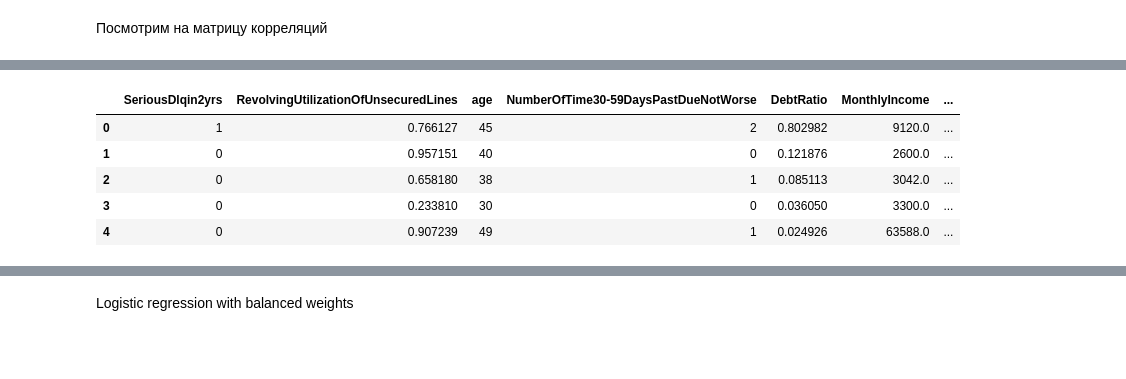
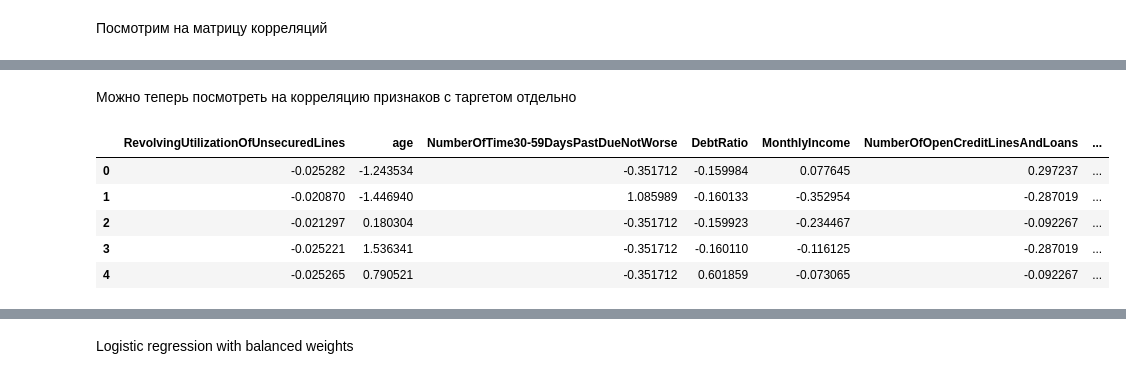
Before and after one commit to Astemir90/Raiff_Group5_CreditScoring, a Jupyter notebook: Project.ipynb, the cells around one changed output, grey strips where cells are left out. Saved outputs shown, nothing was run; the diff lists cells and outputs as text; code cells hidden in the pictures; blank space fills up the shorter version.

```diff
--- a/Project.ipynb
+++ b/Project.ipynb
@@ -212,9 +301,30 @@ df.drop(columns=['NumberOfTimes90DaysLate',
+# %% [markdown]
+Можно теперь посмотреть на корреляцию признаков с таргетом отдельно
+# %%
+X = df_altered.drop('SeriousDlqin2yrs', axis=1)
+y = df_altered['SeriousDlqin2yrs']
+
+features = X.columns
+# %%
+TEST_SIZE = 0.25
+# %%
+from sklearn.model_selection import train_test_split
+
+X_train, X_test, y_train, y_test = train_test_split(X, y, test_size=TEST_SIZE, random_state=RANDOM_STATE)
+# %%
+from sklearn.preprocessing import StandardScaler
+
+ss = StandardScaler()
+ss.fit(X_train)
+
+X_train = pd.DataFrame(ss.transform(X_train), columns=features)
+X_test = pd.DataFrame(ss.transform(X_test), columns=features)
 # %%
-df.head()
+X_train.head()
 # %% [output]
-|  | SeriousDlqin2yrs | RevolvingUtilizationOfUnsecuredLines | age | NumberOfTime30-59DaysPastDueNotWorse | DebtRatio | MonthlyIncome | ... |
-| 0 | 1 | 0.766127 | 45 | 2 | 0.802982 | 9120.0 | ... |
-| 1 | 0 | 0.957151 | 40 | 0 | 0.121876 | 2600.0 | ... |
-| 2 | 0 | 0.658180 | 38 | 1 | 0.085113 | 3042.0 | ... |
-| 3 | 0 | 0.233810 | 30 | 0 | 0.036050 | 3300.0 | ... |
-| 4 | 0 | 0.907239 | 49 | 1 | 0.024926 | 63588.0 | ... |
+|  | RevolvingUtilizationOfUnsecuredLines | age | NumberOfTime30-59DaysPastDueNotWorse | DebtRatio | MonthlyIncome | NumberOfOpenCreditLinesAndLoans | ... |
+| 0 | -0.025282 | -1.243534 | -0.351712 | -0.159984 | 0.077645 | 0.297237 | ... |
+| 1 | -0.020870 | -1.446940 | 1.085989 | -0.160133 | -0.352954 | -0.287019 | ... |
+| 2 | -0.021297 | 0.180304 | -0.351712 | -0.159923 | -0.234467 | -0.092267 | ... |
+| 3 | -0.025221 | 1.536341 | -0.351712 | -0.160110 | -0.116125 | -0.287019 | ... |
+| 4 | -0.025265 | 0.790521 | -0.351712 | 0.601859 | -0.073065 | -0.092267 | ... |
```
Also changed, not shown: parts of 77 cells of this notebook.
